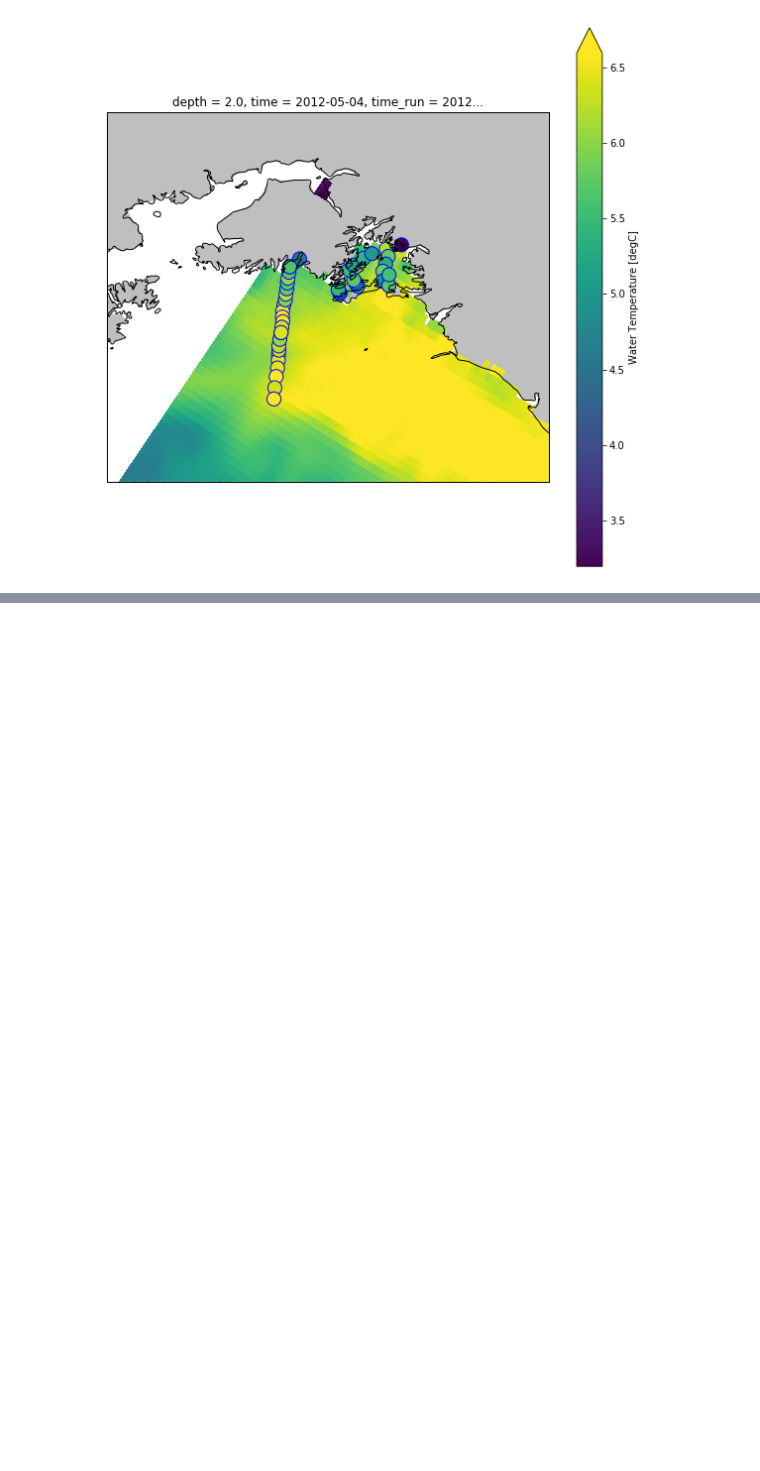
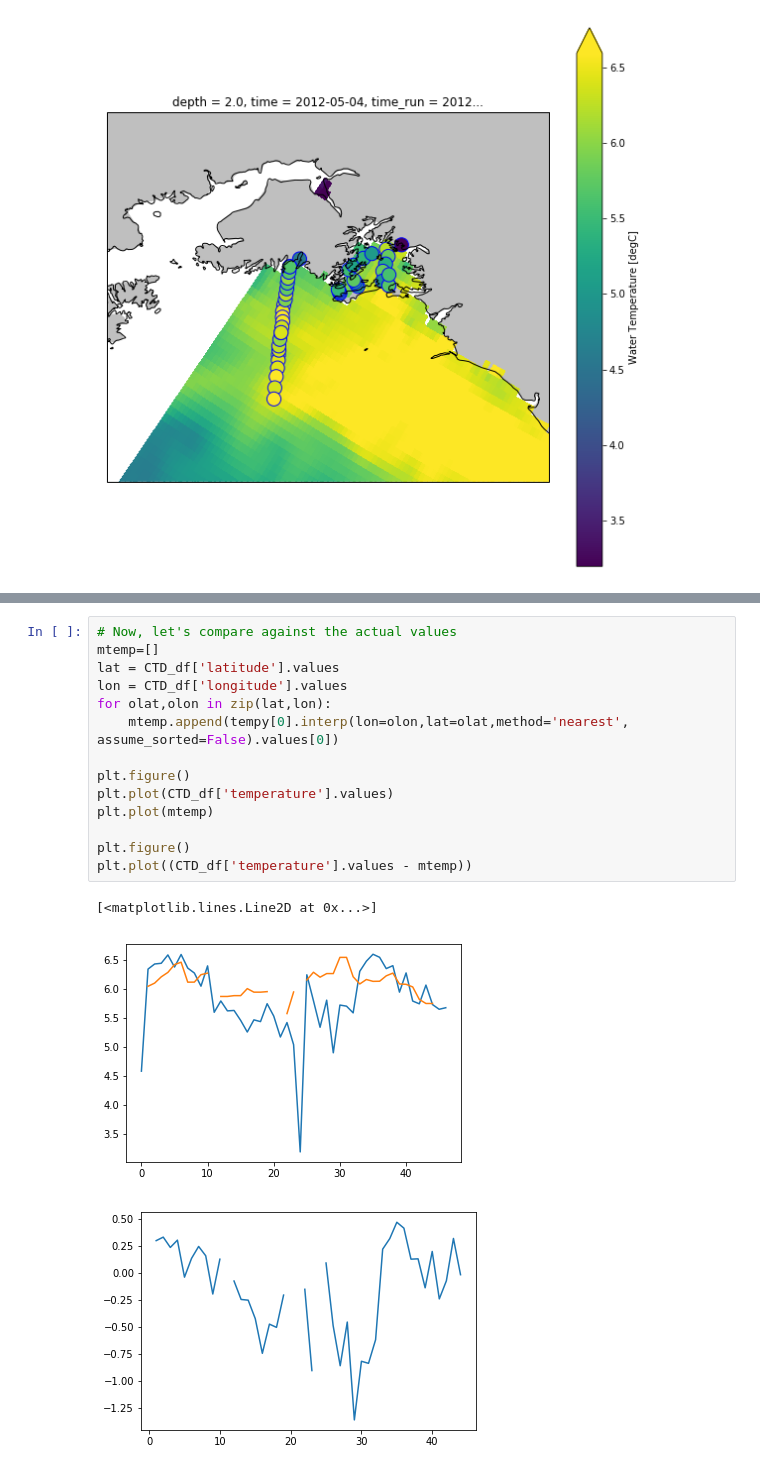
Before and after one commit to eldobbins/ohw_lter_vis, a Jupyter notebook: notebooks/Demo_ohw_lter_vis.ipynb, the cells around one changed output, grey strips where cells are left out. Saved outputs shown, nothing was run; the diff lists cells and outputs as text; blank space fills up the shorter version.

Commit message:
Adding some difference plotting

```diff
--- a/notebooks/Demo_ohw_lter_vis.ipynb
+++ b/notebooks/Demo_ohw_lter_vis.ipynb
@@ -158,0 +164,18 @@ ax.set_extent((ds.min_lon, ds.max_lon, ds.min_lat, ds.max_lat))
+# %%
+# Now, let's compare against the actual values
+mtemp=[]
+lat = CTD_df['latitude'].values
+lon = CTD_df['longitude'].values
+for olat,olon in zip(lat,lon):
+    mtemp.append(tempy[0].interp(lon=olon,lat=olat,method='nearest', assume_sorted=False).values[0])
+
+plt.figure()
+plt.plot(CTD_df['temperature'].values)
+plt.plot(mtemp)
+
+plt.figure()
+plt.plot((CTD_df['temperature'].values - mtemp))
+# %% [output]
+[<matplotlib.lines.Line2D at 0x...>]
+[figure, added]
+[figure, added]
```
Also changed, not shown: parts of 8 cells of this notebook.
